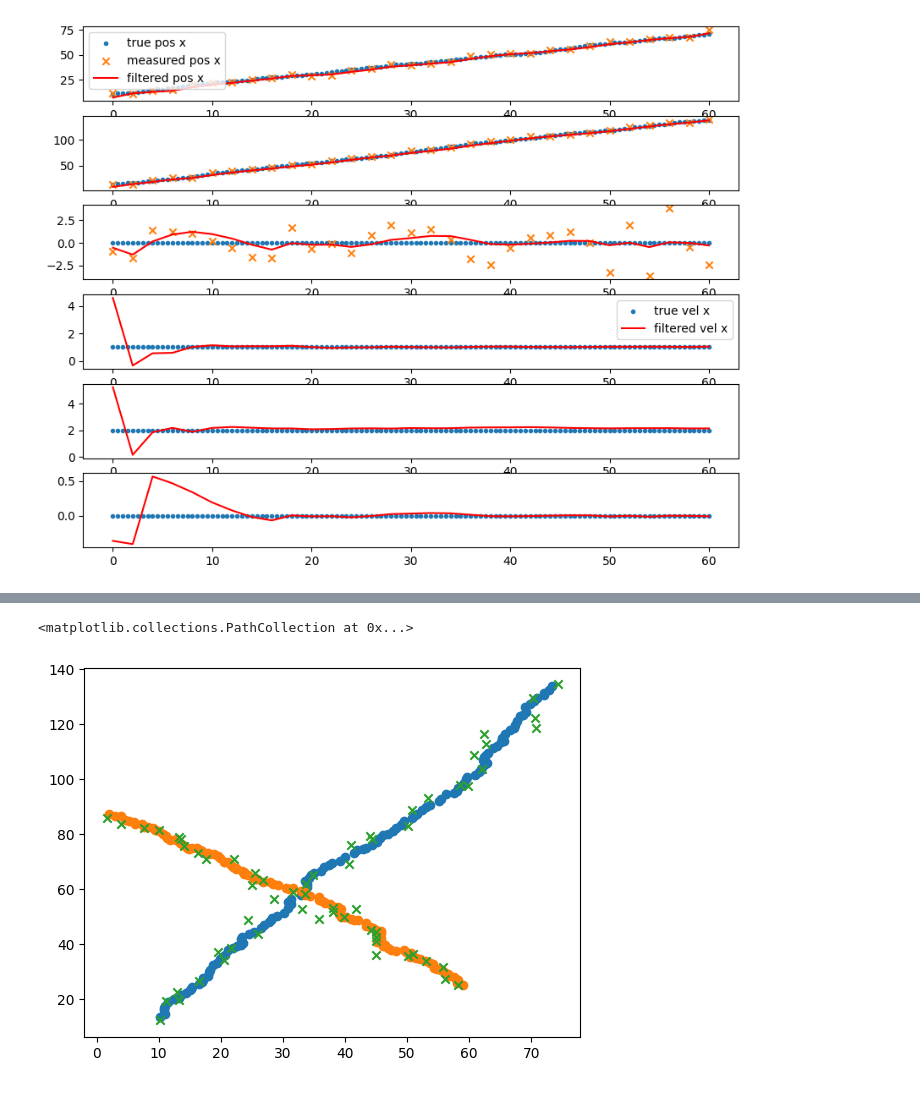
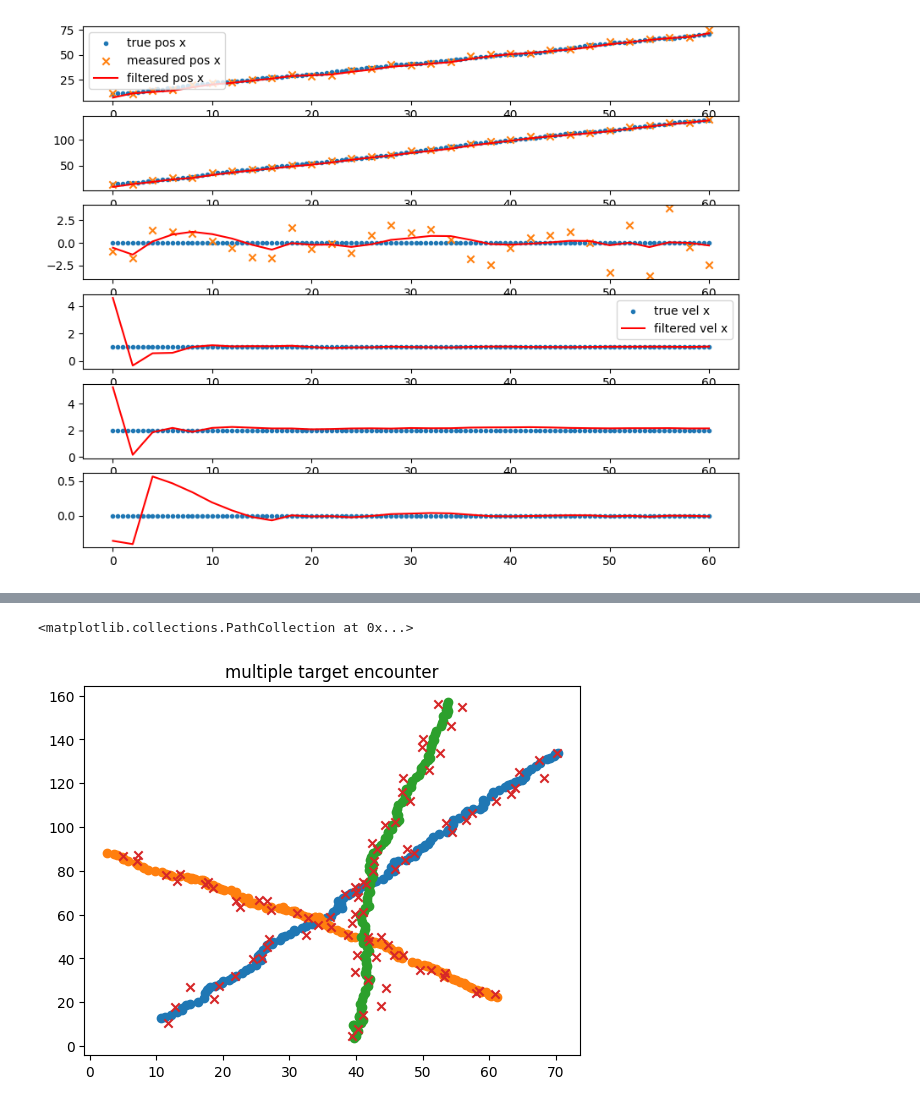
Before and after one commit to eholmgre/tda, a Jupyter notebook: notebook/Untitled.ipynb, the cells around one changed output, grey strips where cells are left out. Cells and saved outputs as stored; diff of their text form; code cells hidden in the pictures.

```diff
--- a/notebook/Untitled.ipynb
+++ b/notebook/Untitled.ipynb
@@ -151,28 +153,31 @@ axs[5].plot(kf2_record["t"], kf2_record["x_hat"][:, 5], color="red", label="filt
 # %%
 sim3 = Simulation()
 
 platform = LTIObject(1, np.array([2, 3, 0]), sim3, np.zeros((3, 3)))
 oracle = Oracle(1, platform, 2.0, 1.0, np.eye(3) * 2.25)
 platform.add_payload(oracle)
 
 target_Q = np.zeros((6, 6))
 target_Q[0, 0] = 0.25
 target_Q[1, 1] = 0.33
 
 target = LTIObject(2, np.array([10, 12, 0, 1, 2, 0]), sim3, target_Q)
 target2 = LTIObject(3, np.array([2, 88, 0, 1, -1, 0]), sim3, target_Q)
+target3 = LTIObject(4, np.array([40, 3, 0, 0.3, 2.5, 0]), sim3, target_Q)
 
 
-sim3._sim_objects.extend([platform, target, target2])
+sim3._sim_objects.extend([platform, target, target2, target3])
 
 sim3_records = sim3.run()
+
+plt.title("multiple target encounter")
+plt.scatter(sim3_records["lti_object2"]["x"], sim3_records["lti_object2"]["y"])
+#target2 = np.where(sim2_records["oracle1"]["target_id"] == 2)
+#plt.scatter(sim_records["oracle1"]["target_x"][target2], sim_records["oracle1"]["target_y"][target2], marker="x")
+plt.scatter(sim3_records["lti_object3"]["x"], sim3_records["lti_object3"]["y"])
+#target3 = sim2_records["oracle1"]["target_id"] == 3
+plt.scatter(sim3_records["lti_object4"]["x"], sim3_records["lti_object4"]["y"])
+plt.scatter(sim3_records["oracle1"]["target_x"], sim3_records["oracle1"]["target_y"], marker="x")
+# %% [output]
+<matplotlib.collections.PathCollection at 0x...>
+[figure, added]
-# %%
-plt.scatter(sim3_records["lti_object2"]["x"], sim3_records["lti_object2"]["y"])
-#target2 = np.where(sim2_records["oracle1"]["target_id"] == 2)
-#plt.scatter(sim_records["oracle1"]["target_x"][target2], sim_records["oracle1"]["target_y"][target2], marker="x")
-plt.scatter(sim3_records["lti_object3"]["x"], sim3_records["lti_object3"]["y"])
-#target3 = sim2_records["oracle1"]["target_id"] == 3
-plt.scatter(sim3_records["oracle1"]["target_x"], sim3_records["oracle1"]["target_y"], marker="x")
-# %% [output]
-<matplotlib.collections.PathCollection at 0x...>
-[figure, removed]
```
Also changed, not shown: parts of 3 cells of this notebook, 3 other files.
